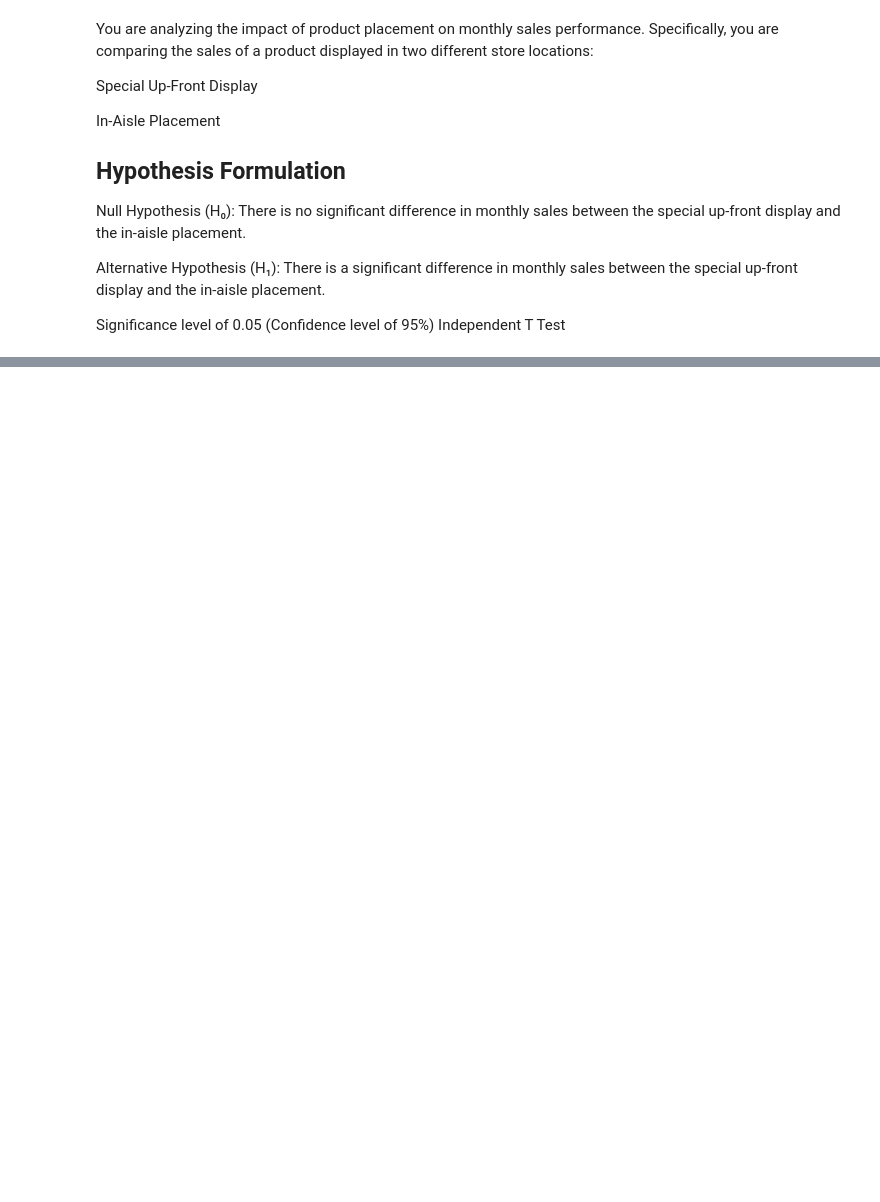
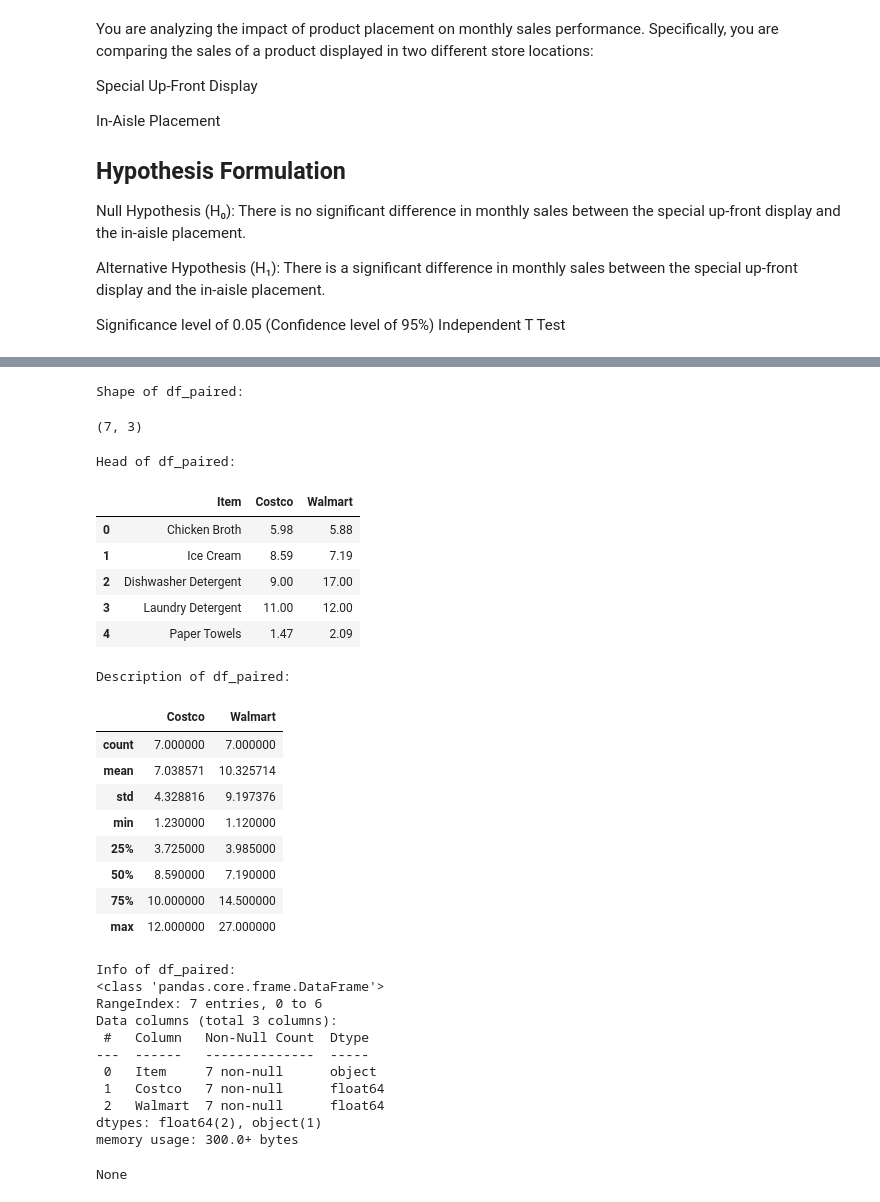
Before and after one commit to Kartavya-Jharwal/Kartavya_Business_Analytics2025, a Jupyter notebook: Class_Assignments/week5/Week_5_Session_1.ipynb, the cells around one changed output, grey strips where cells are left out. Drawn from its saved outputs; the diff is of its cells as text; code cells hidden in the pictures; blank space fills up the shorter version.

```diff
--- a/Class_Assignments/week5/Week_5_Session_1.ipynb
+++ b/Class_Assignments/week5/Week_5_Session_1.ipynb
@@ -21,0 +153,45 @@ import seaborn as sns
+# %%
+# Display shape, head, describe, and info for df_paired
+print("Shape of df_paired:")
+display(df_paired.shape)
+
+print("\nHead of df_paired:")
+display(df_paired.head())
+
+print("\nDescription of df_paired:")
+display(df_paired.describe())
+
+print("\nInfo of df_paired:")
+display(df_paired.info())
+# %% [output]
+Shape of df_paired:
+(7, 3)
+Head of df_paired:
+|  | Item | Costco | Walmart |
+| 0 | Chicken Broth | 5.98 | 5.88 |
+| 1 | Ice Cream | 8.59 | 7.19 |
+| 2 | Dishwasher Detergent | 9.00 | 17.00 |
+| 3 | Laundry Detergent | 11.00 | 12.00 |
+| 4 | Paper Towels | 1.47 | 2.09 |
+Description of df_paired:
+|  | Costco | Walmart |
+| count | 7.000000 | 7.000000 |
+| mean | 7.038571 | 10.325714 |
+| std | 4.328816 | 9.197376 |
+| min | 1.230000 | 1.120000 |
+| 25% | 3.725000 | 3.985000 |
+| 50% | 8.590000 | 7.190000 |
+| 75% | 10.000000 | 14.500000 |
+| max | 12.000000 | 27.000000 |
+Info of df_paired:
+<class 'pandas.core.frame.DataFrame'>
+RangeIndex: 7 entries, 0 to 6
+Data columns (total 3 columns):
+ #   Column   Non-Null Count  Dtype
+---  ------   --------------  -----
+ 0   Item     7 non-null      object
+ 1   Costco   7 non-null      float64
+ 2   Walmart  7 non-null      float64
+dtypes: float64(2), object(1)
+memory usage: 300.0+ bytes
+None
```
Also changed, not shown: parts of 11 cells of this notebook.
